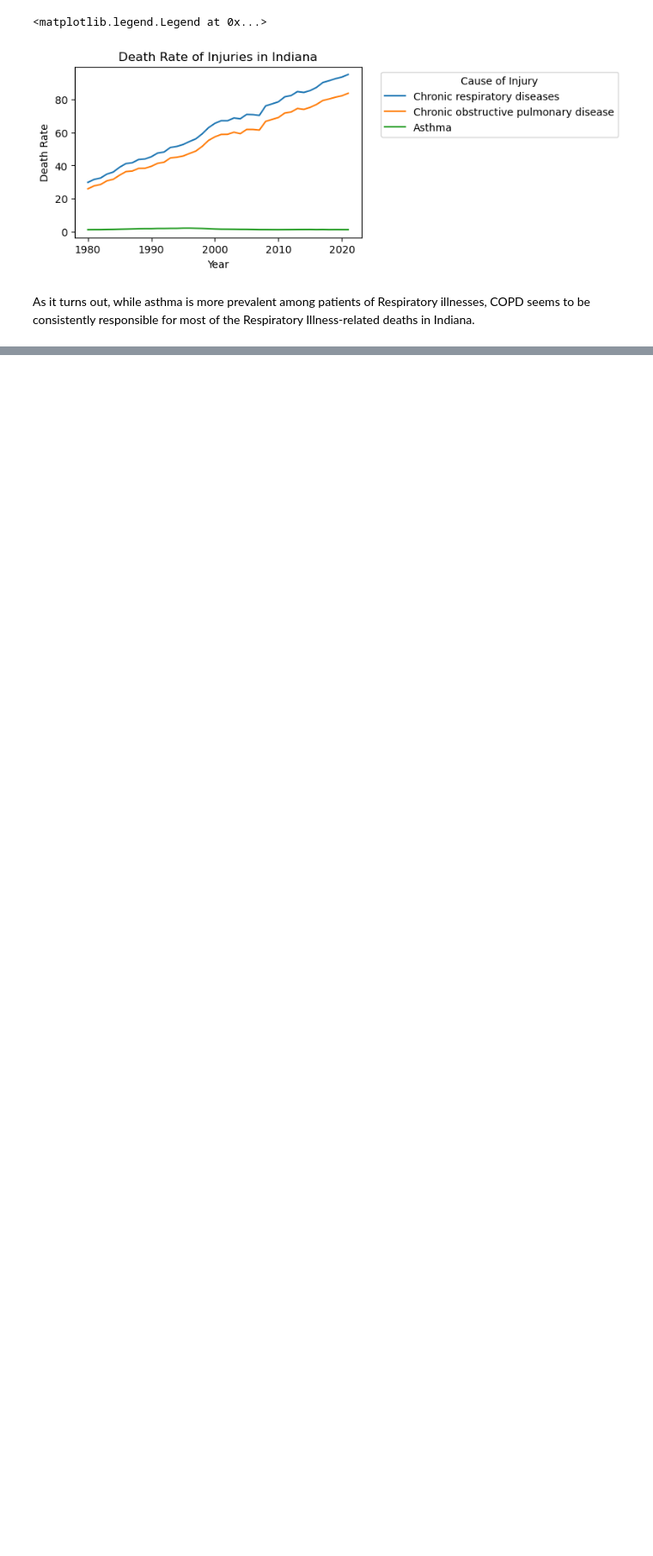
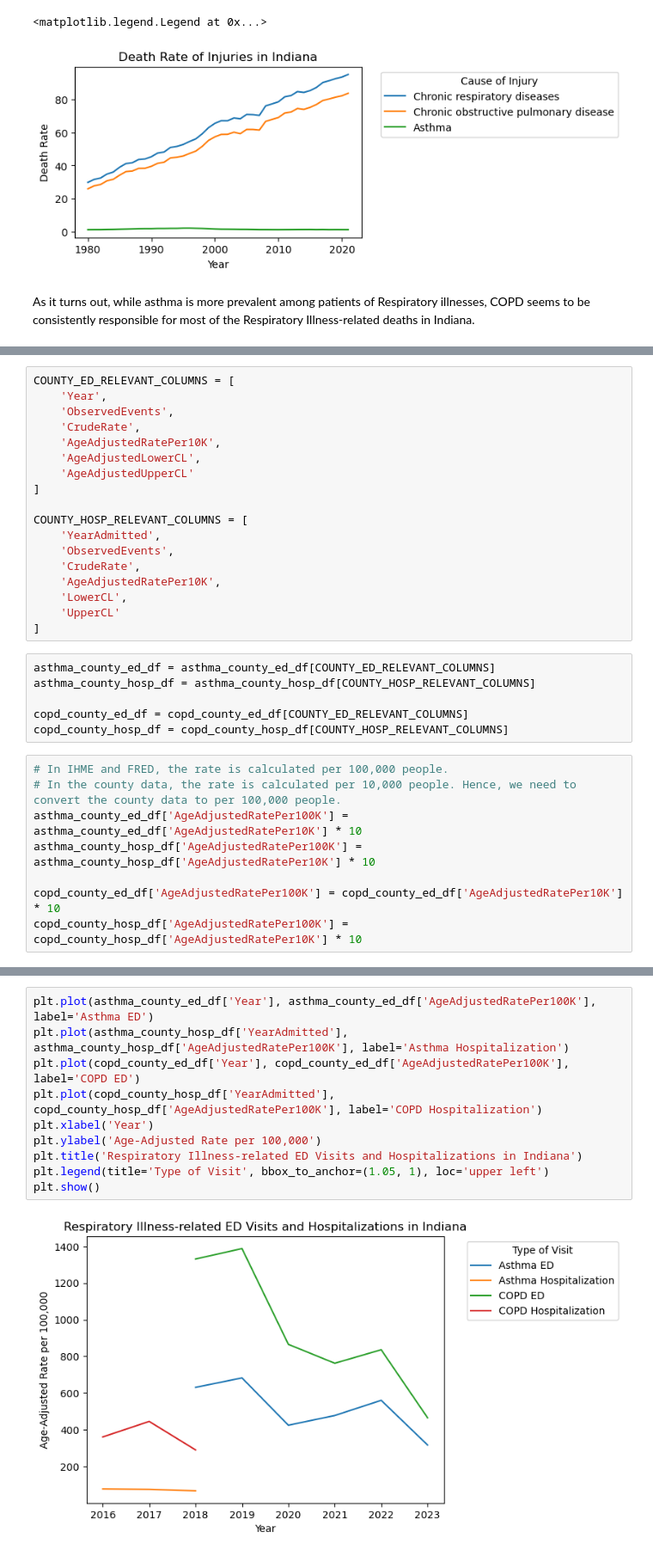
Before and after one commit to himanshunaidu/data512_project, a Jupyter notebook: healthcare_data_acquisition.ipynb, the cells around one changed output, grey strips where cells are left out. Shown at 86% size. Saved outputs shown, nothing was run; the diff lists cells and outputs as text; blank space fills up the shorter version.

Commit message:
Complete Marion County data extraction and eda

```diff
--- a/healthcare_data_acquisition.ipynb
+++ b/healthcare_data_acquisition.ipynb
@@ -106,0 +162,32 @@ As it turns out, while asthma is more prevalent among patients of Respiratory il
+# %%
+COUNTY_ED_RELEVANT_COLUMNS = [
+    'Year',
+    'ObservedEvents',
+    'CrudeRate',
+    'AgeAdjustedRatePer10K',
+    'AgeAdjustedLowerCL',
+    'AgeAdjustedUpperCL'
+]
+
+COUNTY_HOSP_RELEVANT_COLUMNS = [
+    'YearAdmitted',
+    'ObservedEvents',
+    'CrudeRate',
+    'AgeAdjustedRatePer10K',
+    'LowerCL',
+    'UpperCL'
+]
+# %%
+asthma_county_ed_df = asthma_county_ed_df[COUNTY_ED_RELEVANT_COLUMNS]
+asthma_county_hosp_df = asthma_county_hosp_df[COUNTY_HOSP_RELEVANT_COLUMNS]
+
+copd_county_ed_df = copd_county_ed_df[COUNTY_ED_RELEVANT_COLUMNS]
+copd_county_hosp_df = copd_county_hosp_df[COUNTY_HOSP_RELEVANT_COLUMNS]
+# %%
+# In IHME and FRED, the rate is calculated per 100,000 people.
+# In the county data, the rate is calculated per 10,000 people. Hence, we need to convert the county data to per 100,000 people.
+asthma_county_ed_df['AgeAdjustedRatePer100K'] = asthma_county_ed_df['AgeAdjustedRatePer10K'] * 10
+asthma_county_hosp_df['AgeAdjustedRatePer100K'] = asthma_county_hosp_df['AgeAdjustedRatePer10K'] * 10
+
+copd_county_ed_df['AgeAdjustedRatePer100K'] = copd_county_ed_df['AgeAdjustedRatePer10K'] * 10
+copd_county_hosp_df['AgeAdjustedRatePer100K'] = copd_county_hosp_df['AgeAdjustedRatePer10K'] * 10
@@ -106,0 +200,12 @@ As it turns out, while asthma is more prevalent among patients of Respiratory il
+# %%
+plt.plot(asthma_county_ed_df['Year'], asthma_county_ed_df['AgeAdjustedRatePer100K'], label='Asthma ED')
+plt.plot(asthma_county_hosp_df['YearAdmitted'], asthma_county_hosp_df['AgeAdjustedRatePer100K'], label='Asthma Hospitalization')
+plt.plot(copd_county_ed_df['Year'], copd_county_ed_df['AgeAdjustedRatePer100K'], label='COPD ED')
+plt.plot(copd_county_hosp_df['YearAdmitted'], copd_county_hosp_df['AgeAdjustedRatePer100K'], label='COPD Hospitalization')
+plt.xlabel('Year')
+plt.ylabel('Age-Adjusted Rate per 100,000')
+plt.title('Respiratory Illness-related ED Visits and Hospitalizations in Indiana')
+plt.legend(title='Type of Visit', bbox_to_anchor=(1.05, 1), loc='upper left')
+plt.show()
+# %% [output]
+[figure, added]
```
Also changed, not shown: parts of 8 cells of this notebook.
